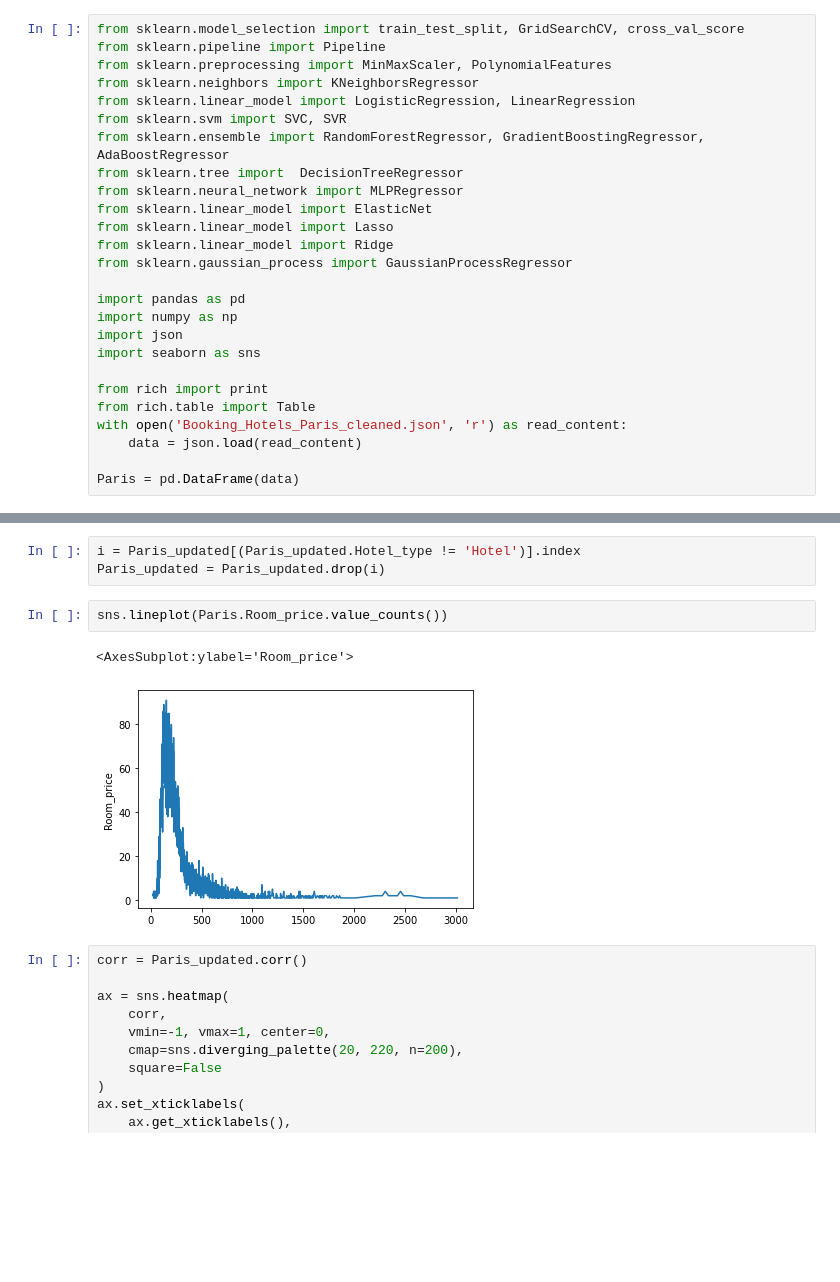
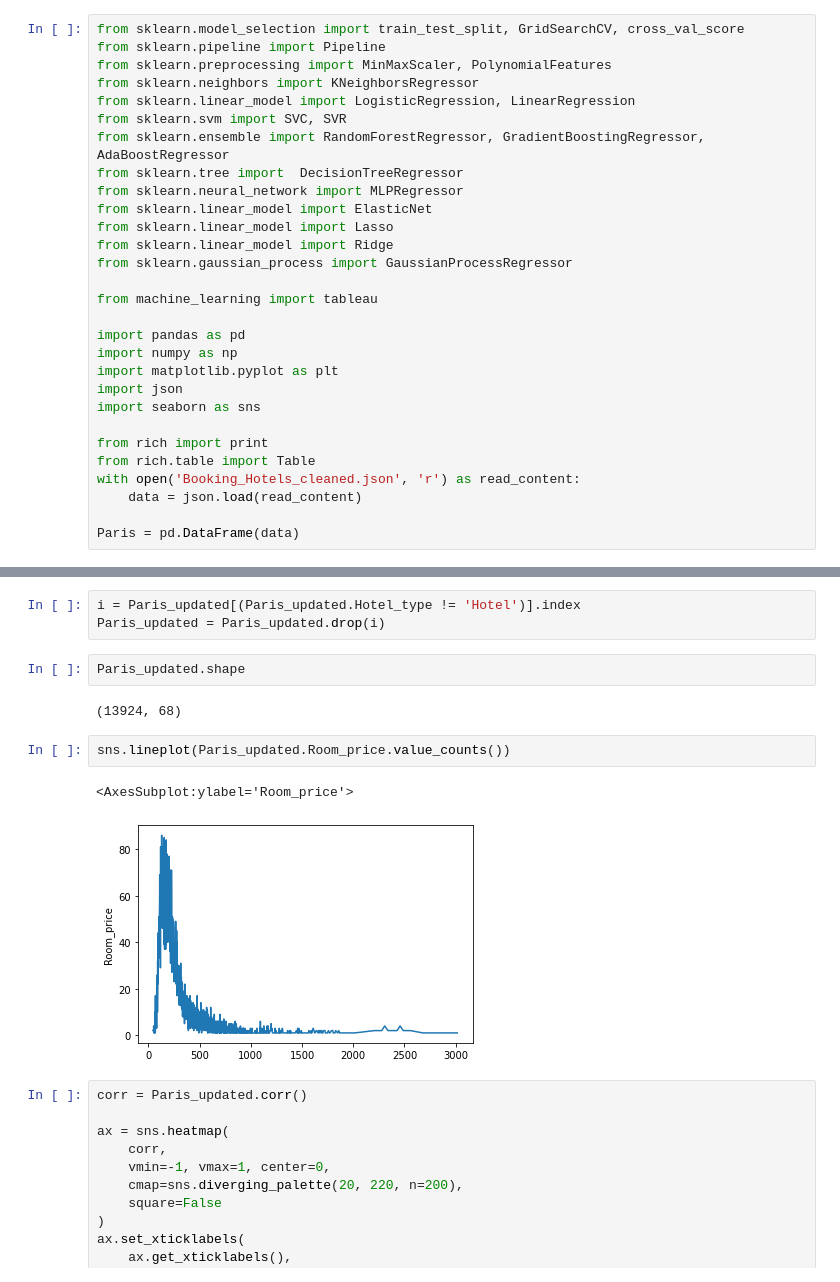
Before and after one commit to Benjamin-Chauvet/Booking_Hotels_Ranking, a Jupyter notebook: Booking_Machine_Learning/booking_machine_learning/presentation.ipynb, the cells around one changed output, grey strips where cells are left out. Cells and saved outputs as stored; diff of their text form; blank space fills up the shorter version.

```diff
--- a/Booking_Machine_Learning/booking_machine_learning/presentation.ipynb
+++ b/Booking_Machine_Learning/booking_machine_learning/presentation.ipynb
@@ -85,14 +89,17 @@ from sklearn.linear_model import Lasso
 from sklearn.linear_model import Ridge
 from sklearn.gaussian_process import GaussianProcessRegressor
 
+from machine_learning import tableau
+
 import pandas as pd
 import numpy as np
+import matplotlib.pyplot as plt
 import json
 import seaborn as sns
 
 from rich import print
 from rich.table import Table
-with open('Booking_Hotels_Paris_cleaned.json', 'r') as read_content:
+with open('Booking_Hotels_cleaned.json', 'r') as read_content:
     data = json.load(read_content)
 
 Paris = pd.DataFrame(data)
@@ -158,11 +169,15 @@ Name: Hotel_type, dtype: int64
 # %%
 i = Paris_updated[(Paris_updated.Hotel_type != 'Hotel')].index
 Paris_updated = Paris_updated.drop(i)
+# %%
+Paris_updated.shape
+# %% [output]
+(13924, 68)
 # %%
-sns.lineplot(Paris.Room_price.value_counts())
+sns.lineplot(Paris_updated.Room_price.value_counts())
 # %% [output]
 <AxesSubplot:ylabel='Room_price'>
-[figure, old version]
+[figure, new version]
 # %%
 corr = Paris_updated.corr()
 
```
Also changed, not shown: parts of 24 cells of this notebook, 4 other files.
